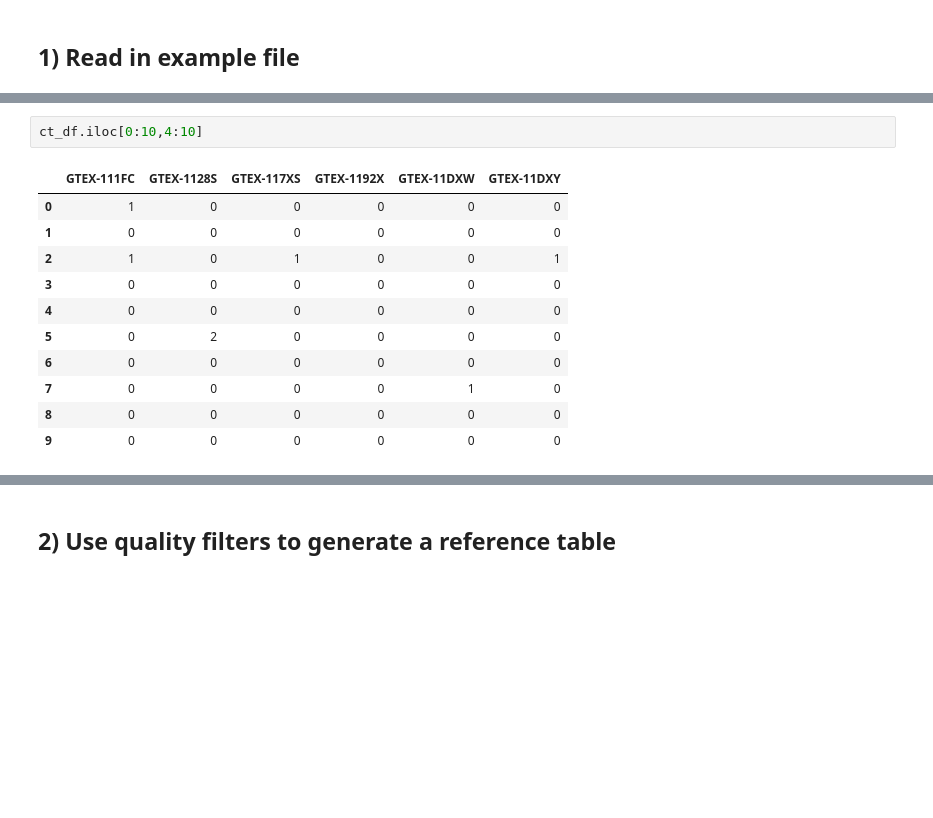
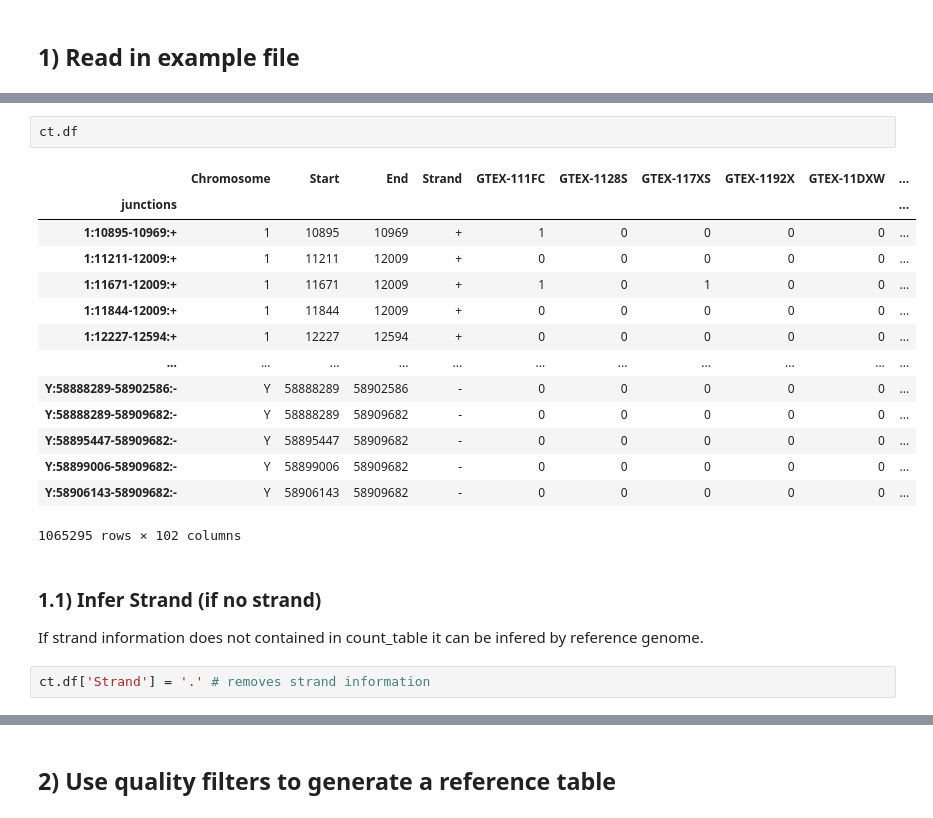
Before and after one commit to gagneurlab/splicemap, a Jupyter notebook: notebooks/example.ipynb, the cells around one changed output, grey strips where cells are left out. Saved outputs shown, nothing was run; the diff lists cells and outputs as text; blank space fills up the shorter version.

```diff
--- a/notebooks/example.ipynb
+++ b/notebooks/example.ipynb
@@ -53,14 +19,22 @@ print(ct_df[ct_df.iloc[0::,4:10].gt(2).any(axis=1)].iloc[0:10,1:10].to_markdown(
-# %%
-ct_df.iloc[0:10,4:10]
-# %% [output]
-|  | GTEX-111FC | GTEX-1128S | GTEX-117XS | GTEX-1192X | GTEX-11DXW | GTEX-11DXY |
-| 0 | 1 | 0 | 0 | 0 | 0 | 0 |
-| 1 | 0 | 0 | 0 | 0 | 0 | 0 |
-| 2 | 1 | 0 | 1 | 0 | 0 | 1 |
-| 3 | 0 | 0 | 0 | 0 | 0 | 0 |
-| 4 | 0 | 0 | 0 | 0 | 0 | 0 |
-| 5 | 0 | 2 | 0 | 0 | 0 | 0 |
-| 6 | 0 | 0 | 0 | 0 | 0 | 0 |
-| 7 | 0 | 0 | 0 | 0 | 1 | 0 |
-| 8 | 0 | 0 | 0 | 0 | 0 | 0 |
-| 9 | 0 | 0 | 0 | 0 | 0 | 0 |
+# %%
+ct.df
+# %% [output]
+|  | Chromosome | Start | End | Strand | GTEX-111FC | GTEX-1128S | GTEX-117XS | GTEX-1192X | GTEX-11DXW | ... |
+| junctions |  |  |  |  |  |  |  |  |  | ... |
+| 1:10895-10969:+ | 1 | 10895 | 10969 | + | 1 | 0 | 0 | 0 | 0 | ... |
+| 1:11211-12009:+ | 1 | 11211 | 12009 | + | 0 | 0 | 0 | 0 | 0 | ... |
+| 1:11671-12009:+ | 1 | 11671 | 12009 | + | 1 | 0 | 1 | 0 | 0 | ... |
+| 1:11844-12009:+ | 1 | 11844 | 12009 | + | 0 | 0 | 0 | 0 | 0 | ... |
+| 1:12227-12594:+ | 1 | 12227 | 12594 | + | 0 | 0 | 0 | 0 | 0 | ... |
+| ... | ... | ... | ... | ... | ... | ... | ... | ... | ... | ... |
+| Y:58888289-58902586:- | Y | 58888289 | 58902586 | - | 0 | 0 | 0 | 0 | 0 | ... |
+| Y:58888289-58909682:- | Y | 58888289 | 58909682 | - | 0 | 0 | 0 | 0 | 0 | ... |
+| Y:58895447-58909682:- | Y | 58895447 | 58909682 | - | 0 | 0 | 0 | 0 | 0 | ... |
+| Y:58899006-58909682:- | Y | 58899006 | 58909682 | - | 0 | 0 | 0 | 0 | 0 | ... |
+| Y:58906143-58909682:- | Y | 58906143 | 58909682 | - | 0 | 0 | 0 | 0 | 0 | ... |
+1065295 rows × 102 columns
+# %% [markdown]
+### 1.1) Infer Strand (if no strand)
+If strand information does not contained in count_table it can be infered by reference genome.
+# %%
+ct.df['Strand'] = '.' # removes strand information
```
Also changed, not shown: parts of 47 cells of this notebook, 3 other files.
